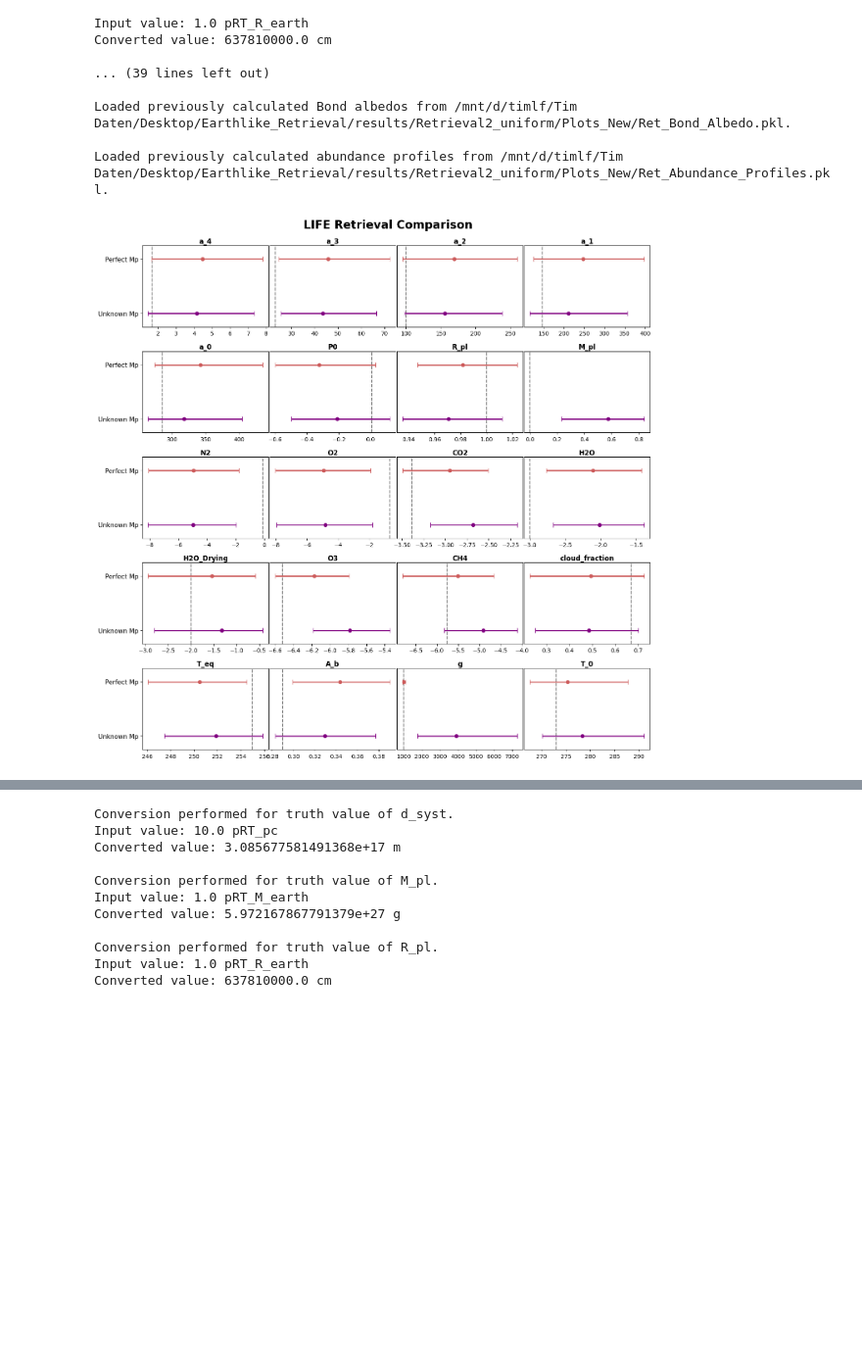
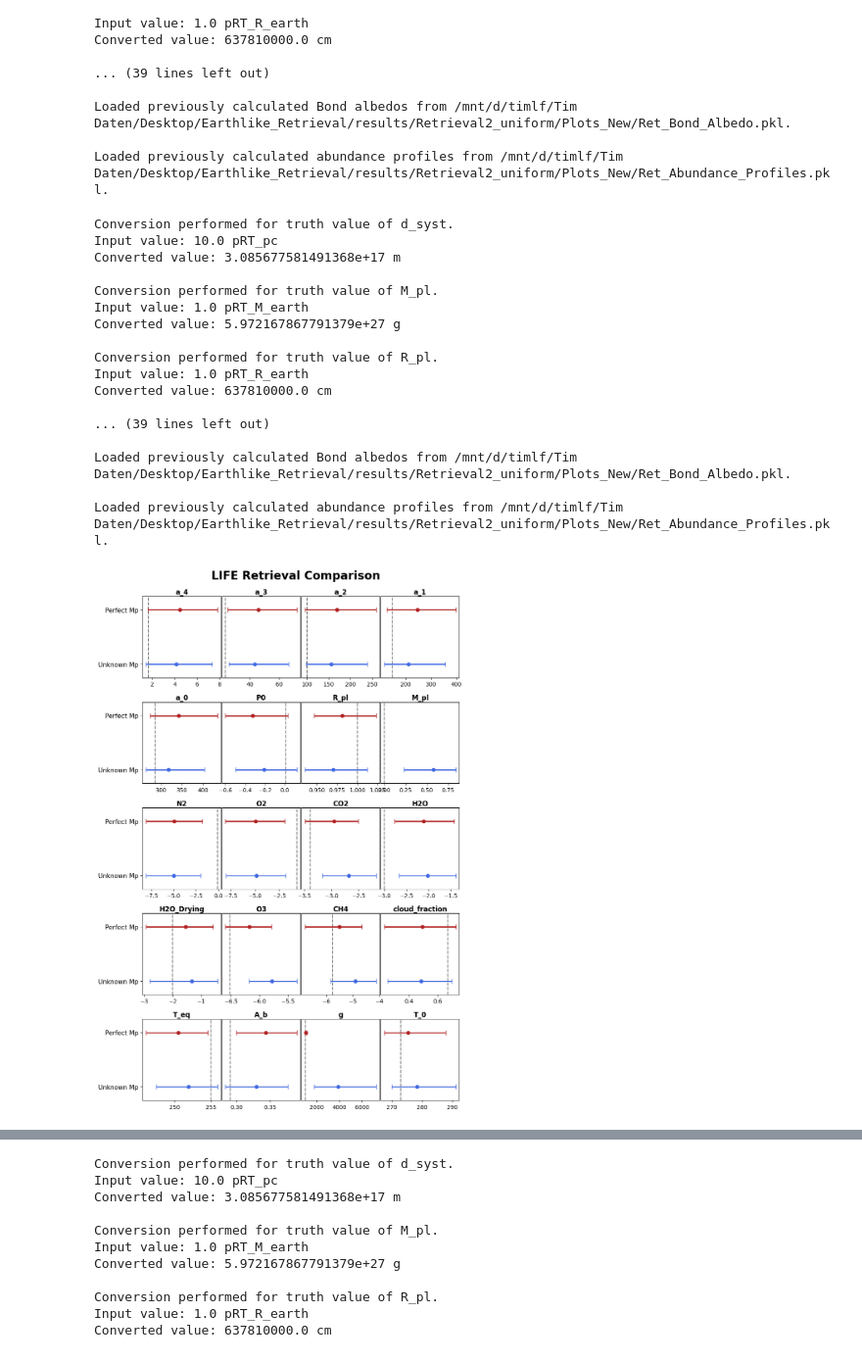
Before and after one commit to Tim171717/Semester_Project_Too, a Jupyter notebook: Testing.ipynb, the cells around one changed output, grey strips where cells are left out. Shown at 98% size. Drawn from its saved outputs; the diff is of its cells as text; code cells hidden in the pictures; blank space fills up the shorter version.

```diff
--- a/Testing.ipynb
+++ b/Testing.ipynb
@@ -531,7 +467,7 @@ def plot_comparison_intervals(
 
     # Colors
     if colors is None:
-        default = ["indianred", "purple", "seagreen", "steelblue", "darkorange"]
+        default = ['firebrick', 'royalblue', 'goldenrod','forestgreen', 'darkviolet',  'darkorange']
         colors = {lab: default[i % len(default)] for i, lab in enumerate(labels.keys())}
 
     n_rows = int(np.ceil(n_params / n_cols))
@@ -611,27 +547,54 @@ def plot_comparison_intervals(
 # %%
 # from helper_functions import plot_retrievals
 from pyretlife.retrieval_plotting.run_plotting import retrieval_plotting_object
 from pyretlife.retrieval_plotting.posterior_plotting import (
     Generate_Parameter_Titles,
     Scale_Posteriors
 )
 labels = {
     "Perfect Mp": "Perfect Mp",
     # "Perfect Mp": "Log-Gaussian prior (0.5)",
     "Unknown Mp": "Unknown Mp",
     # "Gaussian 10": "Gaussian prior (10%)",
     # "Loggauss 4": "Log-Gaussian prior (0.4)",
     # "Loggauss 6": "Log-Gaussian prior (0.6)",
 }
 
 folders = {
     "Perfect Mp": '/mnt/d/timlf/Tim Daten/Desktop/Testrun/results/Retrieval1_known/',
     "Unknown Mp": '/mnt/d/timlf/Tim Daten/Desktop/Earthlike_Retrieval/results/Retrieval2_uniform/',
     # "Gaussian 10": '/mnt/d/timlf/Tim Daten/Desktop/Earthlike_Retrieval/results/VH2O_CL_gauss10/',
     # "Loggauss 4": '/mnt/d/timlf/Tim Daten/Desktop/Earthlike_Retrieval/results/VH2O_CL_log04/',
     # "Loggauss 6": '/mnt/d/timlf/Tim Daten/Desktop/Earthlike_Retrieval/results/VH2O_CL_log06/',
 }
+retrieval_plotting_object.load_data = load_data
 
-plot_comparison_intervals(labels, folders, fig_title='LIFE Retrieval Comparison', savepath=None)
+datasets = {}
+local_truths = []
+params = []
+for label in labels.keys():
+    results = retrieval_plotting_object(folders[label])
+    ds, lt, pa = results.load_data()
+    if ds is not None:
+        datasets[label], local_truths, params = ds, lt, pa
+
+plot_comparison_intervals(labels, folders, figsize=(10,16), fig_title='LIFE Retrieval Comparison', savepath=None)
 # %% [output]
+Conversion performed for truth value of d_syst.
+Input value: 10.0 pRT_pc
+Converted value: 3.085677581491368e+17 m
+
+Conversion performed for truth value of M_pl.
+Input value: 1.0 pRT_M_earth
+Converted value: 5.972167867791379e+27 g
+
+Conversion performed for truth value of R_pl.
+Input value: 1.0 pRT_R_earth
+Converted value: 637810000.0 cm
+
+... (39 lines left out)
+
+Loaded previously calculated Bond albedos from /mnt/d/timlf/Tim Daten/Desktop/Earthlike_Retrieval/results/Retrieval2_uniform/Plots_New/Ret_Bond_Albedo.pkl.
+
+Loaded previously calculated abundance profiles from /mnt/d/timlf/Tim Daten/Desktop/Earthlike_Retrieval/results/Retrieval2_uniform/Plots_New/Ret_Abundance_Profiles.pkl.
-[figure, old version]
+[figure, new version]
```
Also changed, not shown: parts of 14 cells of this notebook, 2 other files.
